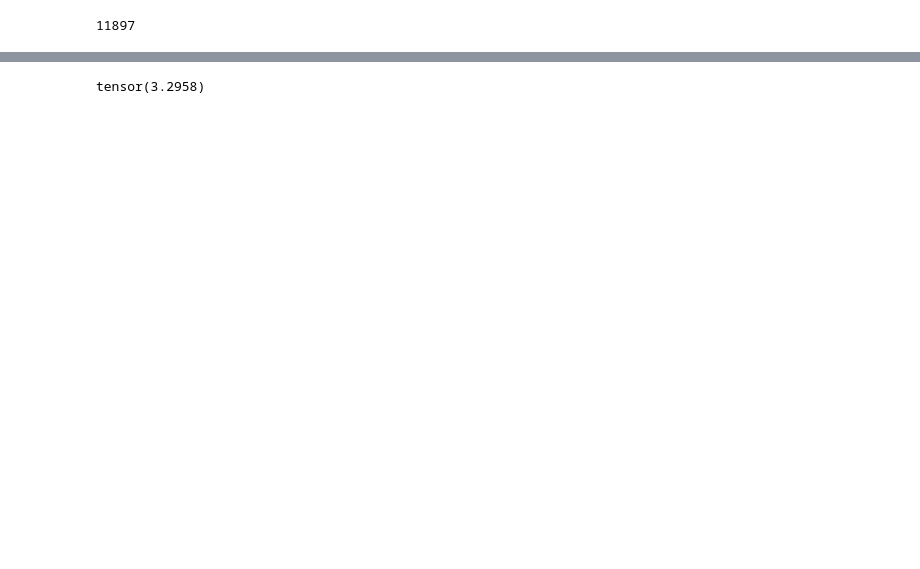
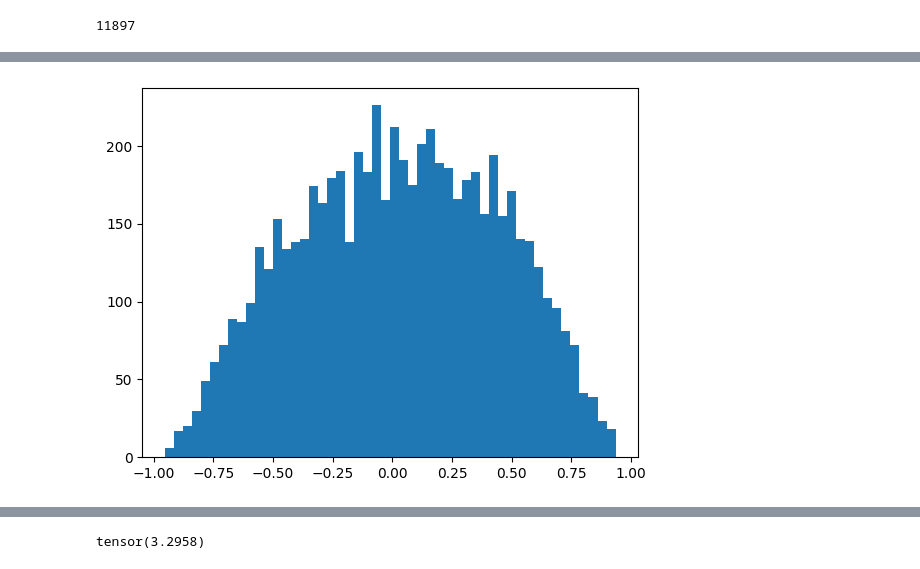
Before and after one commit to daanniill/word_engine, a Jupyter notebook: word_engine_dev_notebook_part3.ipynb, the cells around one changed output, grey strips where cells are left out. Saved outputs shown, nothing was run; the diff lists cells and outputs as text; code cells hidden in the pictures; blank space fills up the shorter version.

```diff
--- a/word_engine_dev_notebook_part3.ipynb
+++ b/word_engine_dev_notebook_part3.ipynb
@@ -130,0 +137,5 @@ for i in range(max_steps):
+# %%
+# post activation (after going through tanh function) => Shows our tanh is very active meaning most values go to the ends of the function
+plt.hist(h.view(-1).tolist(), 50); # converting all the outputs of the hidden layer to a list to then visualize where the data lies
+# %% [output]
+[figure, added]
```
Also changed, not shown: parts of 10 cells of this notebook.
